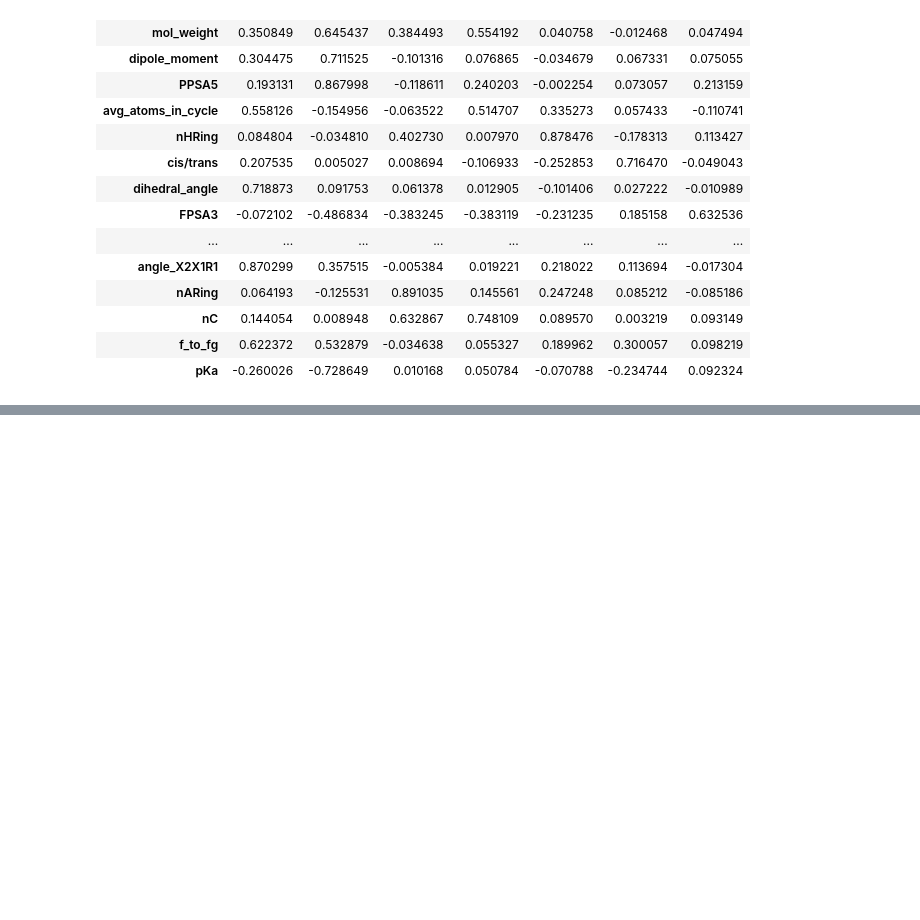
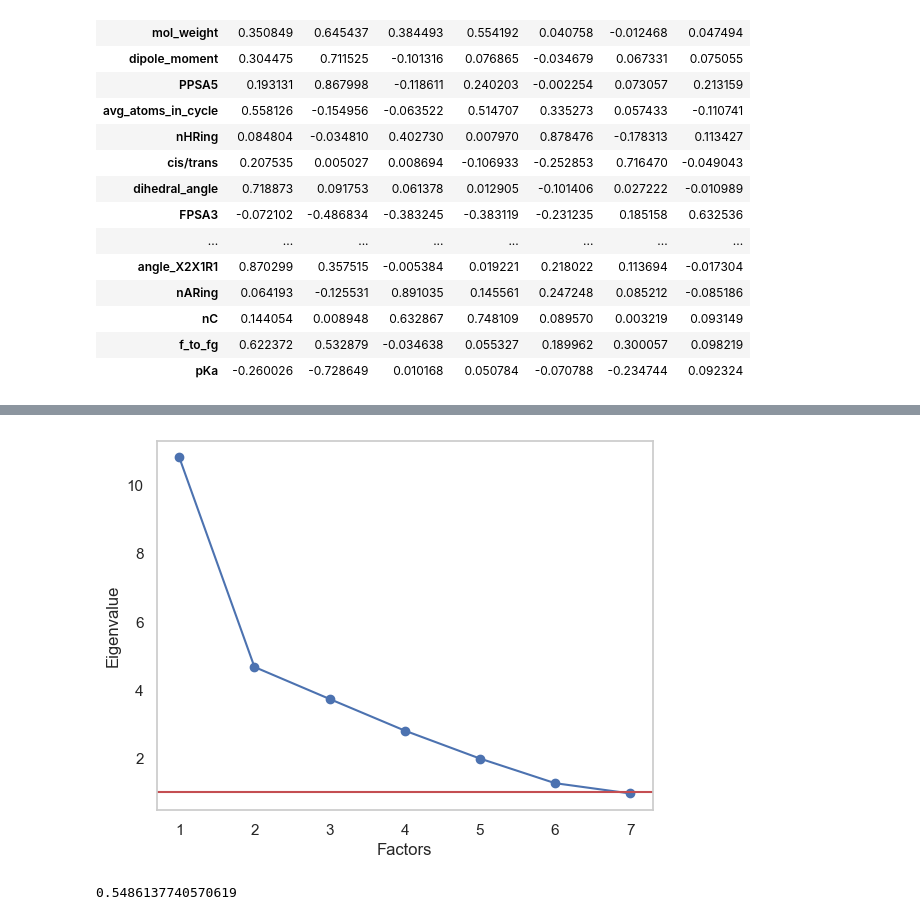
Before and after one commit to blackthorn-ai/XAI_Chem, a Jupyter notebook: ml_part/h2o_model/08.02.24_features_2.2/pKa_factor_analysis_understandable.ipynb, the cells around one changed output, grey strips where cells are left out. Saved outputs shown, nothing was run; the diff lists cells and outputs as text; code cells hidden in the pictures; blank space fills up the shorter version.

```diff
--- a/ml_part/h2o_model/08.02.24_features_2.2/pKa_factor_analysis_understandable.ipynb
+++ b/ml_part/h2o_model/08.02.24_features_2.2/pKa_factor_analysis_understandable.ipynb
@@ -335,0 +652,50 @@ fa_load.style.background_gradient(cmap="coolwarm")
+# %%
+import pandas as pd
+from factor_analyzer import FactorAnalyzer
+import matplotlib.pyplot as plt
+import seaborn as sns
+from sklearn.preprocessing import StandardScaler
+
+# train_df = pd.read_csv(r'C:\work\DrugDiscovery\main_git\XAI_Chem\data\updated_features\csv_for_rulefit\train_logP_v3.csv', index_col=0)
+# test_df = pd.read_csv(r'C:\work\DrugDiscovery\main_git\XAI_Chem\data\updated_features\csv_for_rulefit\test_logP_v3.csv', index_col=0)
+
+features_to_analyse = []
+for feature_name in merged_dataframe.columns:
+    if len(merged_dataframe[feature_name].unique()) != 1:
+        features_to_analyse.append(feature_name)
+features_to_analyse.remove('fold_id')
+
+features_to_drop = ['nFARing', 'nFAHRing', 'nFHRing', 'nAHRing', 'fold_id']
+
+for feature_to_drop in features_to_drop:
+    if feature_to_drop in features_to_analyse:
+        features_to_analyse.remove(feature_to_drop)
+
+fa = FactorAnalyzer(rotation=None)
+
+df_features = merged_dataframe[features_to_analyse]
+# df_features = StandardScaler().fit_transform(df_features)
+fa.fit(df_features)
+
+ev, _ = fa.get_eigenvalues()
+for index, en_value in enumerate(ev):
+    if en_value < 1:
+        break
+index += 1
+
+plt.scatter(range(1, index + 1), ev[:index])
+plt.plot(range(1, index + 1), ev[:index])
+plt.xlabel('Factors')
+plt.ylabel('Eigenvalue')
+plt.axhline(y = 1, color='r')
+plt.grid()
+plt.show()
+# %% [output]
+[figure, added]
+# %%
+from factor_analyzer.factor_analyzer import calculate_kmo
+
+kmo_all, kmo_model = calculate_kmo(df_features)
+kmo_model
+# %% [output]
+0.5486137740570619
```
Also changed, not shown: parts of 12 cells of this notebook, 7 other files.
